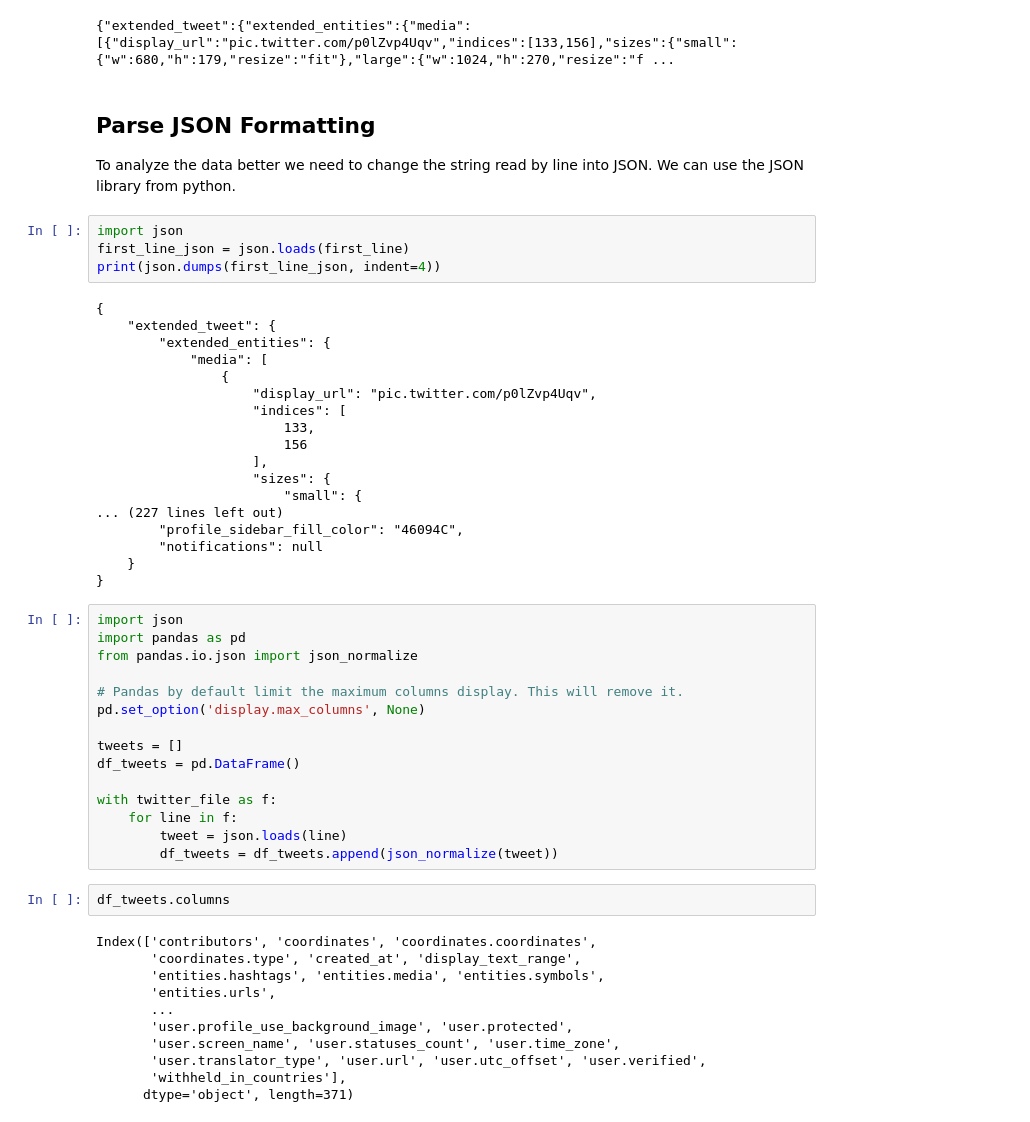
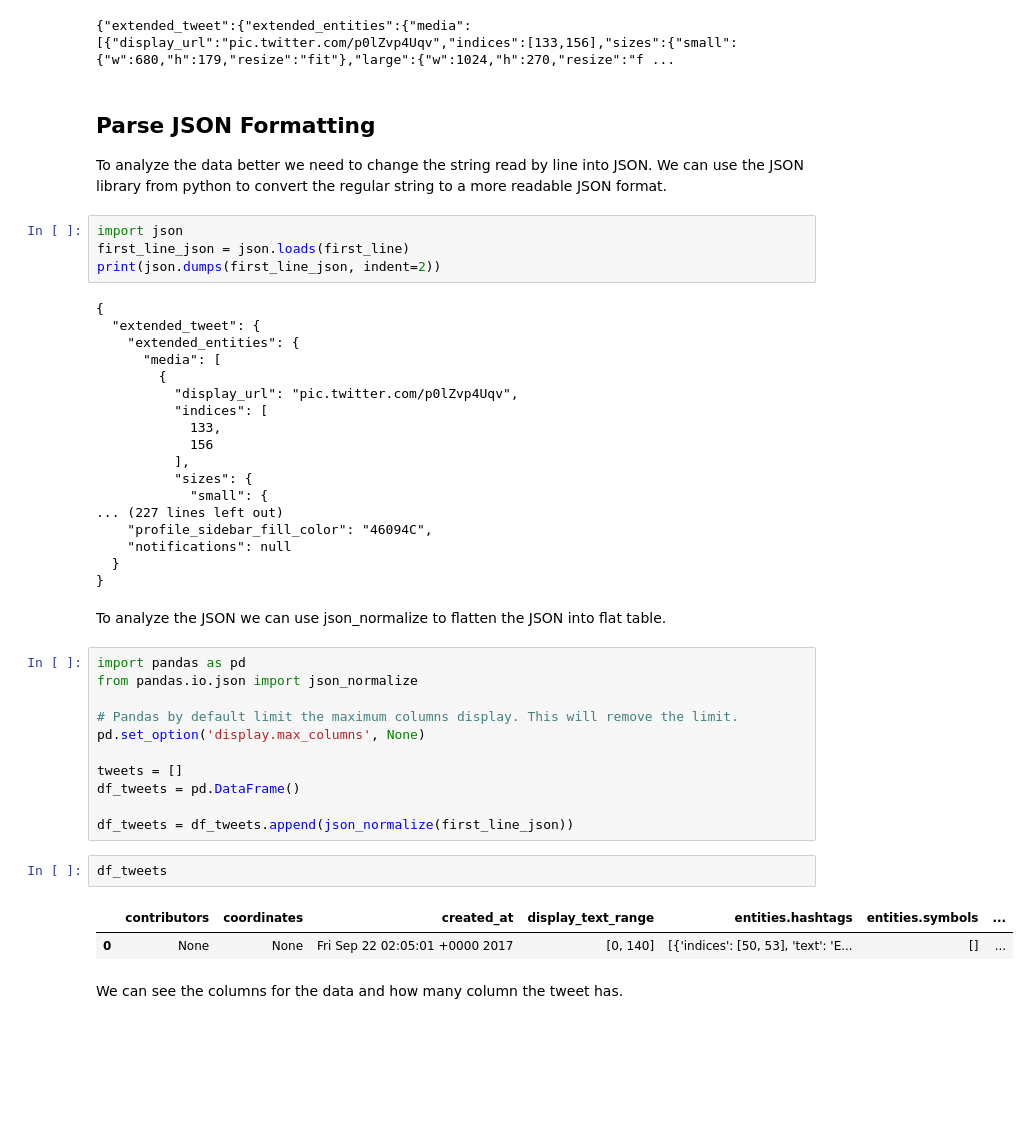
Before and after one commit to indralukmana/twitter-brexit, a Jupyter notebook: Indra/Brexit-Twitter-Indra_Lukmana.ipynb, the cells around one changed output. Cells and saved outputs as stored; diff of their text form; blank space fills up the shorter version.

Commit message:
Analyse and choose columns

```diff
--- a/Indra/Brexit-Twitter-Indra_Lukmana.ipynb
+++ b/Indra/Brexit-Twitter-Indra_Lukmana.ipynb
@@ -36,10 +40,10 @@ with twitter_file as f:
 # %% [markdown]
 ## Parse JSON Formatting
 
-To analyze the data better we need to change the string read by line into JSON. We can use the JSON library from python.
+To analyze the data better we need to change the string read by line into JSON. We can use the JSON library from python to convert the regular string to a more readable JSON format.
 # %%
 import json
 first_line_json = json.loads(first_line)
-print(json.dumps(first_line_json, indent=4))
+print(json.dumps(first_line_json, indent=2))
 # %% [output]
 {
@@ -61,29 +65,21 @@ print(json.dumps(first_line_json, indent=4))
 }
+# %% [markdown]
+To analyze the JSON we can use json_normalize to flatten the JSON into flat table.
 # %%
-import json
 import pandas as pd
 from pandas.io.json import json_normalize
 
-# Pandas by default limit the maximum columns display. This will remove it.
+# Pandas by default limit the maximum columns display. This will remove the limit.
 pd.set_option('display.max_columns', None)
 
 tweets = []
 df_tweets = pd.DataFrame()
 
-with twitter_file as f:
-    for line in f:
-        tweet = json.loads(line)
-        df_tweets = df_tweets.append(json_normalize(tweet))
+df_tweets = df_tweets.append(json_normalize(first_line_json))
 # %%
-df_tweets.columns
+df_tweets
 # %% [output]
-Index(['contributors', 'coordinates', 'coordinates.coordinates',
-       'coordinates.type', 'created_at', 'display_text_range',
-       'entities.hashtags', 'entities.media', 'entities.symbols',
-       'entities.urls',
-       ...
-       'user.profile_use_background_image', 'user.protected',
-       'user.screen_name', 'user.statuses_count', 'user.time_zone',
-       'user.translator_type', 'user.url', 'user.utc_offset', 'user.verified',
-       'withheld_in_countries'],
-      dtype='object', length=371)
+|  | contributors | coordinates | created_at | display_text_range | entities.hashtags | entities.symbols | ... |
+| 0 | None | None | Fri Sep 22 02:05:01 +0000 2017 | [0, 140] | [{'indices': [50, 53], 'text': 'E... | [] | ... |
+# %% [markdown]
+We can see the columns for the data and how many column the tweet has.
```
Also changed, not shown: parts of 8 cells of this notebook.
